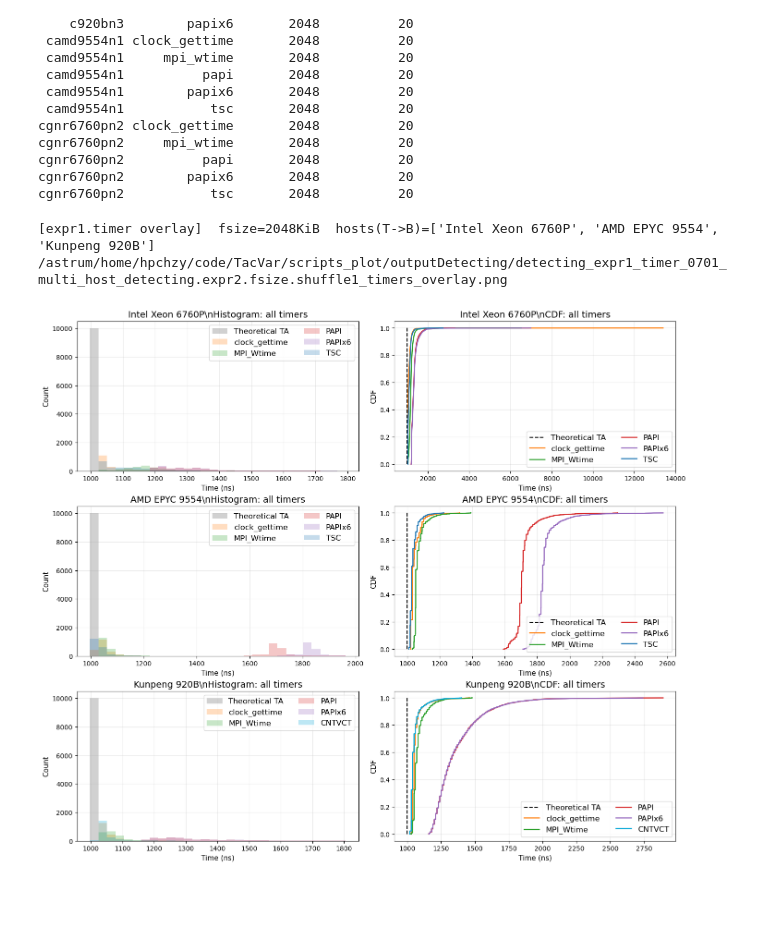
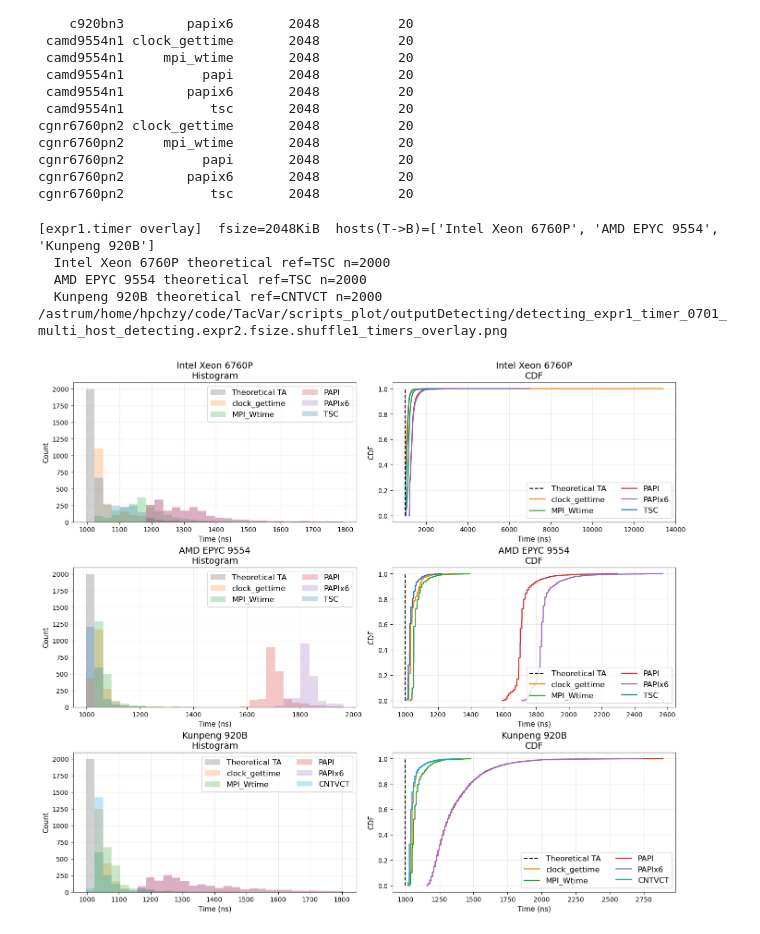
Before and after one commit to HunterHan/TacVar, a Jupyter notebook: scripts/plot_entry_detecting.expr1Timer.0701.ipynb, the cells around one changed output. Drawn from its saved outputs; the diff is of its cells as text; code cells hidden in the pictures; blank space fills up the shorter version.

Commit message:
scripts: fix theoretical count in expr1Timer overlay plot

```diff
--- a/scripts/plot_entry_detecting.expr1Timer.0701.ipynb
+++ b/scripts/plot_entry_detecting.expr1Timer.0701.ipynb
@@ -269,7 +269,13 @@ for hi, host in enumerate(hosts):
 
     # Use one shared histogram range per host so timer bodies are visually comparable.
     host_measured = np.array([x for vals in host_df['measured'] for x in vals], dtype=float)
-    host_theory = np.array([x for vals in host_df['theory'] for x in vals], dtype=float)
+    # The theoretical reference should have the same sample count as one timer,
+    # not all timers stacked together. Prefer the architecture reference timer.
+    ref_timer = 'cntvct' if 'cntvct' in timers else ('tsc' if 'tsc' in timers else timers[0])
+    ref_df = host_df[host_df['timer'] == ref_timer]
+    host_theory = np.array([x for vals in ref_df['theory'] for x in vals], dtype=float)
+    if host_theory.size:
+        print(f"  {HOST_LABELS.get(host, host)} theoretical ref={timer_label(ref_timer)} n={host_theory.size}")
     if host_measured.size:
         host_drop = np.quantile(host_measured, QUANTILE_DROP)
         host_measured_for_range = host_measured[host_measured <= host_drop]
@@ -322,33 +328,36 @@ for hi, host in enumerate(hosts):
             label=label,
         )
 
         mx, my = ecdf(measured)
         ax_cdf.plot(mx, my, linewidth=1.7, color=color, label=label)
 
     host_label = HOST_LABELS.get(host, host)
-    ax_hist.set_title(f'{host_label}\\nHistogram: all timers', fontsize=COLTITLE_FONTSIZE)
-    ax_cdf.set_title(f'{host_label}\\nCDF: all timers', fontsize=COLTITLE_FONTSIZE)
+    ax_hist.set_title(f'{host_label}\nHistogram', fontsize=COLTITLE_FONTSIZE)
+    ax_cdf.set_title(f'{host_label}\nCDF', fontsize=COLTITLE_FONTSIZE)
 
     ax_hist.set_xlabel('Time (ns)', fontsize=AXIS_LABEL_FONTSIZE)
     ax_hist.set_ylabel('Count', fontsize=AXIS_LABEL_FONTSIZE)
     ax_hist.grid(True, alpha=0.25)
     ax_hist.tick_params(axis='both', labelsize=TICK_FONTSIZE)
     ax_hist.legend(fontsize=LEGEND_FONTSIZE, ncol=2)
 
     ax_cdf.set_xlabel('Time (ns)', fontsize=AXIS_LABEL_FONTSIZE)
     ax_cdf.set_ylabel('CDF', fontsize=AXIS_LABEL_FONTSIZE)
     ax_cdf.grid(True, alpha=0.25)
     ax_cdf.tick_params(axis='both', labelsize=TICK_FONTSIZE)
     ax_cdf.legend(fontsize=LEGEND_FONTSIZE, ncol=2)
     if CDF_XLIM is not None:
         ax_cdf.set_xlim(*CDF_XLIM)
 
 if SAVE_FIG:
     out = OUT_DIR / f'detecting_expr1_timer_0701_{RUN_TAG}_timers_overlay.png'
     fig.savefig(out, dpi=220, bbox_inches='tight')
     print(out)
 plt.show()
 # %% [output]
 [expr1.timer overlay]  fsize=2048KiB  hosts(T->B)=['Intel Xeon 6760P', 'AMD EPYC 9554', 'Kunpeng 920B']
+  Intel Xeon 6760P theoretical ref=TSC n=2000
+  AMD EPYC 9554 theoretical ref=TSC n=2000
+  Kunpeng 920B theoretical ref=CNTVCT n=2000
 /astrum/home/hpchzy/code/TacVar/scripts_plot/outputDetecting/detecting_expr1_timer_0701_multi_host_detecting.expr2.fsize.shuffle1_timers_overlay.png
-[figure, old version]
+[figure, new version]
```
Also changed, not shown: 1 other file.
